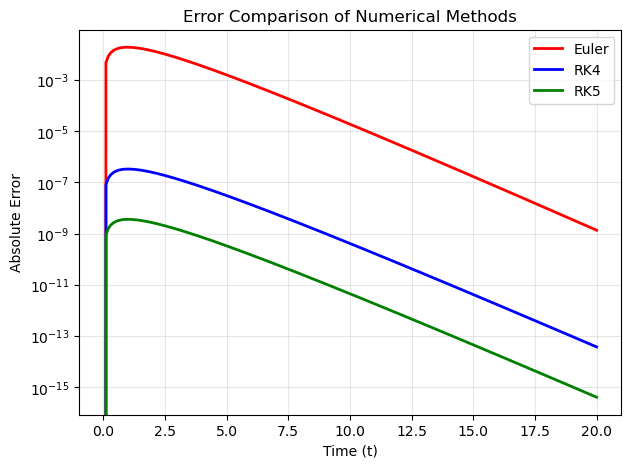
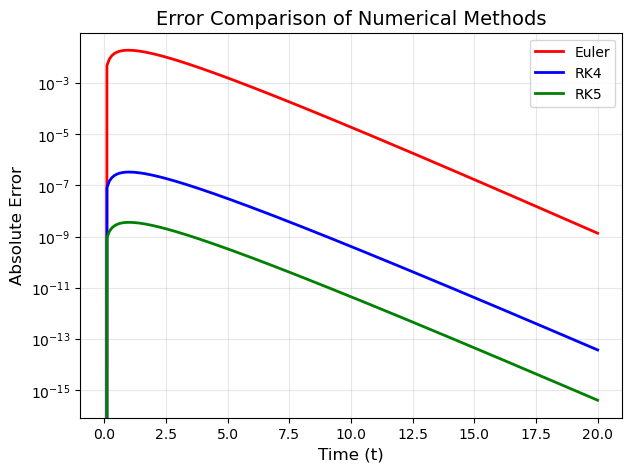
Unified diff of the notebook cell whose output changed from the first chart to the second:
--- before
+++ after
@@ -14,10 +14,10 @@
 plt.yscale('log')
 
-plt.xlabel("Time (t)")
-plt.ylabel("Absolute Error")
-plt.title("Error Comparison of Numerical Methods")
+plt.xlabel("Time (t)",fontsize=12)
+plt.ylabel("Absolute Error",fontsize=12)
+plt.title("Error Comparison of Numerical Methods",fontsize=14)
 
-plt.legend()
+plt.legend(fontsize=10)
 plt.grid(alpha=0.3)
-
+plt.savefig("../Images/errorcomparison.png", dpi=300, bbox_inches='tight')
 plt.show()

Commit: updated